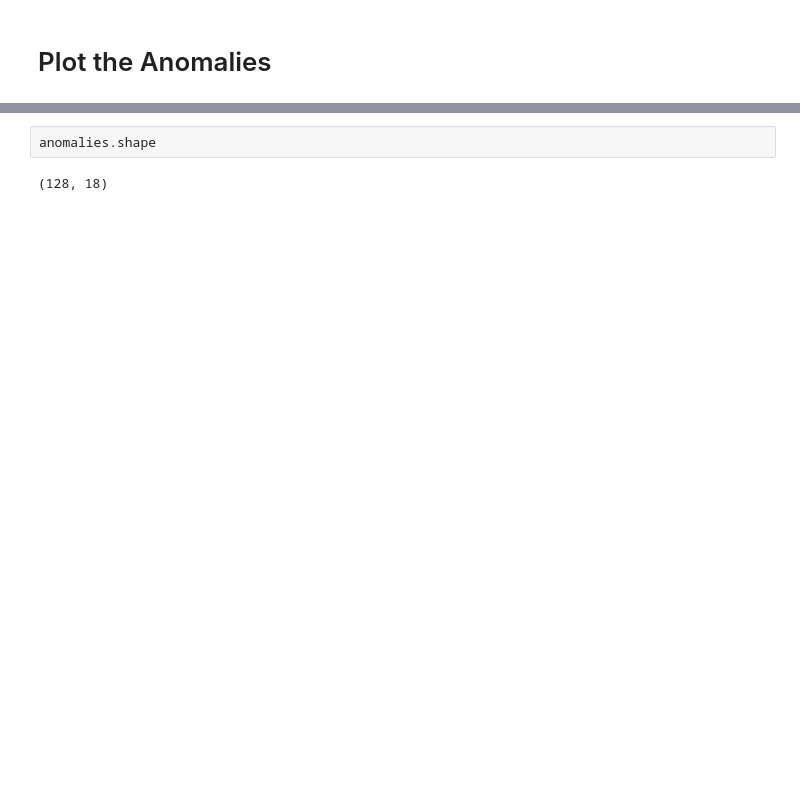
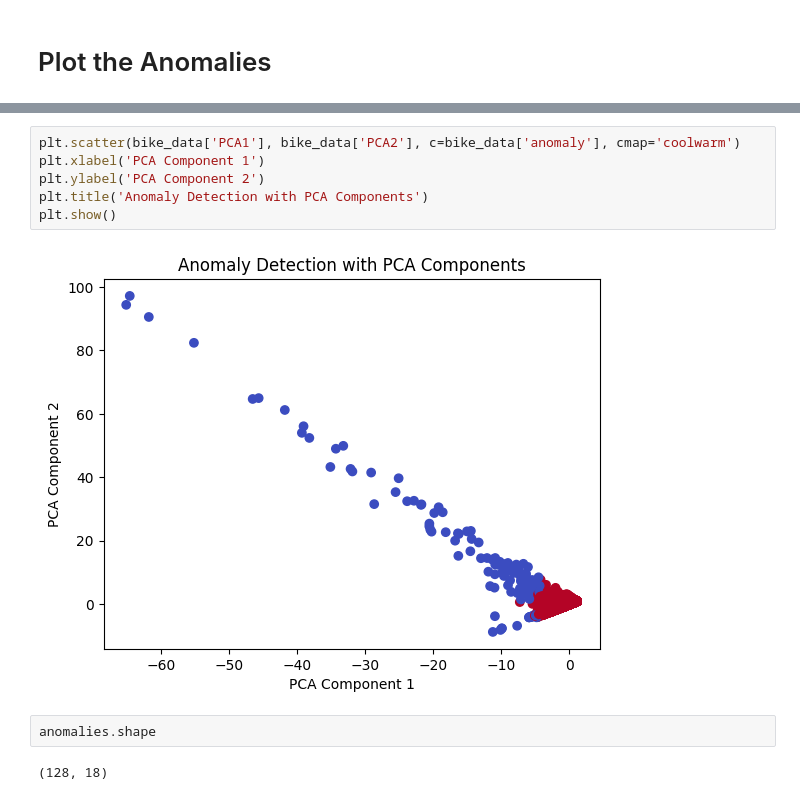
Before and after one commit to elnurisg/anomaly_detection_for_shared_mobility, a Jupyter notebook: data_inspection.ipynb, the cells around one changed output, grey strips where cells are left out. Saved outputs shown, nothing was run; the diff lists cells and outputs as text; blank space fills up the shorter version.

```diff
--- a/data_inspection.ipynb
+++ b/data_inspection.ipynb
@@ -174,3 +192,11 @@ print(anomalies.head())
+# %%
+plt.scatter(bike_data['PCA1'], bike_data['PCA2'], c=bike_data['anomaly'], cmap='coolwarm')
+plt.xlabel('PCA Component 1')
+plt.ylabel('PCA Component 2')
+plt.title('Anomaly Detection with PCA Components')
+plt.show()
+# %% [output]
+[figure, added]
 # %%
 anomalies.shape
 # %% [output]
```
Also changed, not shown: parts of 9 cells of this notebook.
